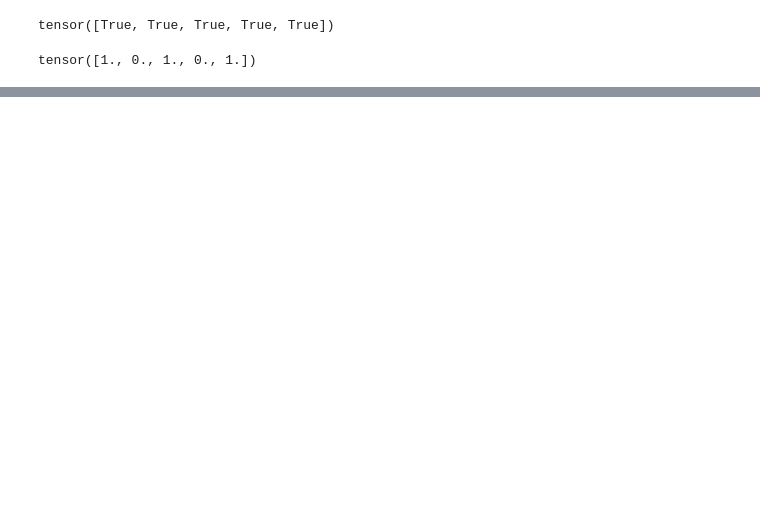
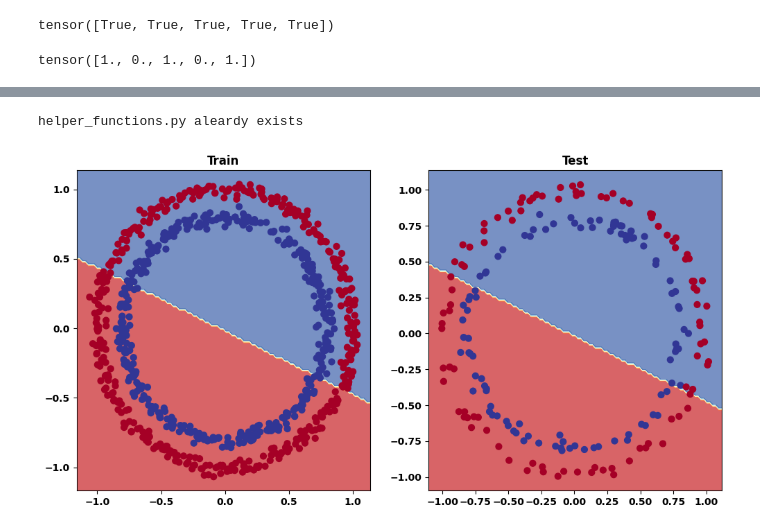
Before and after one commit to ahmad-shafiei/Pytorch_UnderConstruction, a Jupyter notebook: 02_nn_classification.ipynb, the cells around one changed output, grey strips where cells are left out. Saved outputs shown, nothing was run; the diff lists cells and outputs as text; code cells hidden in the pictures; blank space fills up the shorter version.

```diff
--- a/02_nn_classification.ipynb
+++ b/02_nn_classification.ipynb
@@ -309,7 +316,7 @@ tensor([1., 0., 1., 0., 1.])
 torch.manual_seed(42)
 
 # Set the number of epochs
-epochs = 100
+epochs = 101
 
 # Put data to the target device
 X_train, y_train = X_train.to(device), y_train.to(device)
@@ -326,7 +333,33 @@ for epoch in range(epochs):
 
 
     # 2. Calculate the loss/accuracy
-    loss = loss_fn(y_logits,
+    loss = loss_fn(y_logits,   ### BCEWithLogitsLoss()
                    y_train)
     acc = accuracy_fn(y_true= y_train,
                       y_pred=y_pred)
+    # 3. Optimizer sero grad
+    optimizer.zero_grad()
+
+    # 4. Loss backward
+    loss.backward()
+
+    # 5. optimizer step
+    optimizer.step()
+
+    ### Testing
+    model_0.eval()
+    with torch.inference_mode():
+        # 1. Forward pass
+        test_logits = model_0(X_test).squeeze()
+        test_pred = torch.round(torch.sigmoid(test_logits))
+
+        # 2. Calculate test loss/acc
+        test_loss = loss_fn(test_logits,
+                            y_test)
+        test_acc = accuracy_fn(y_true=y_test,
+                               y_pred=test_pred)
+
+        ### Print out what's happening
+
+        if epoch % 10 ==0:
+            print(f'Epoch: {epoch} | Loss: {loss:.5f}, Acc:  {acc: .2f} | , Test acc: {test_acc: .2f}%')
@@ -332,0 +392,13 @@ for epoch in range(epochs):
+# %%
+import requests
+from pathlib import Path
+## Download helper funcs from LearnPytTorch repo (if it's aleardy doesnt exist)
+if Path("helper_functions.py").is_file():
+    print('helper_functions.py aleardy exists')
+else:
+    print('Downloading helper_functions.py')
+    request = requests.get("https://raw.githubusercontent.com/mrdbourke/pytorch-deep-learning/refs/heads/main/helper_functions.py")
+    with open("helper_functions.py", "wb") as f:
+        f.write(request.content)
+# %% [output]
+helper_functions.py aleardy exists
@@ -332,0 +407,12 @@ for epoch in range(epochs):
+# %%
+### plot descionboundary of the model
+import numpy as np
+plt.figure(figsize=(12,6))
+plt.subplot(1,2,1)
+plt.title('Train')
+plot_decision_boundary(model_0, X_train, y_train)
+plt.subplot(1,2,2)   # num rows, num cols, index
+plt.title('Test')
+plot_decision_boundary(model_0, X_test, y_test)
+# %% [output]
+[figure, added]
```
Also changed, not shown: parts of 18 cells of this notebook, 2 other files.
